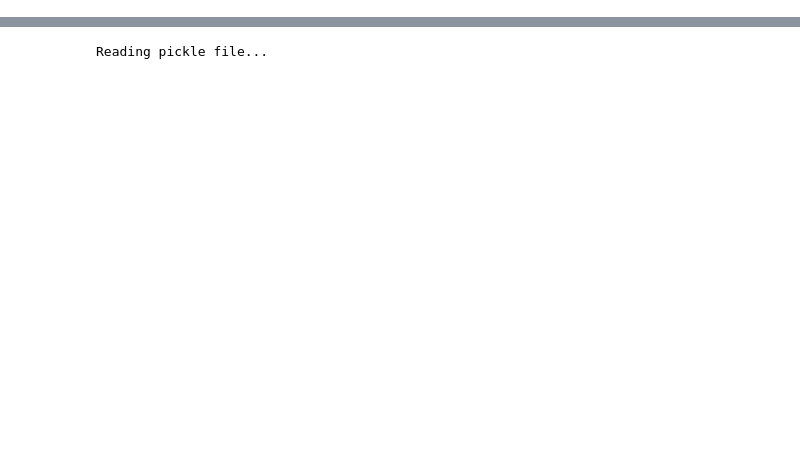
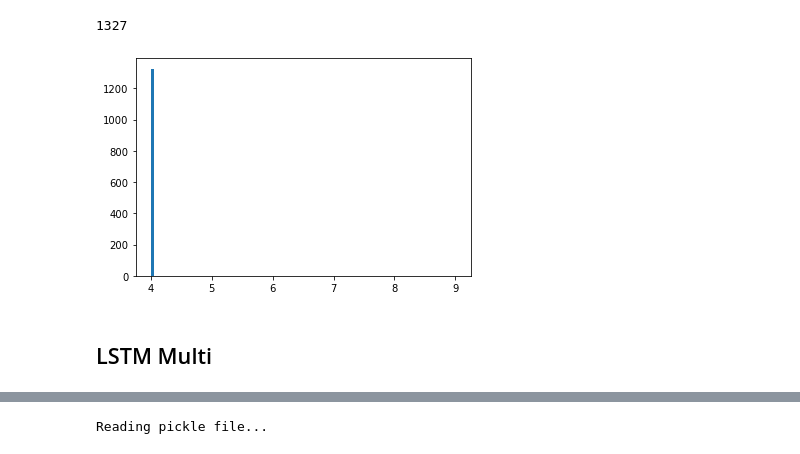
Before and after one commit to cmonzani/delay-predictions, a Jupyter notebook: experiments_notebook.ipynb, the cells around one changed output, grey strips where cells are left out. Cells and saved outputs as stored; diff of their text form; code cells hidden in the pictures; blank space fills up the shorter version.

```diff
--- a/experiments_notebook.ipynb
+++ b/experiments_notebook.ipynb
@@ -17,0 +74,7 @@ dataset_names = [
+# %%
+method = 'LSTMUni'
+X_train_uni = [[[feat[-2]] for feat in x] for x in X_train]
+padded_inputs_uni = tf.keras.preprocessing.sequence.pad_sequences(X_train_uni,
+                                                              padding='post',
+                                                              value=padding_value,
+                                                              dtype='float32')
@@ -17,0 +151,10 @@ dataset_names = [
+# %%
+target_val = np.argmax(pred, axis=1) + 1
+print(len(target_val))
+plt.hist(target_val, bins=100)
+plt.show()
+# %% [output]
+1327
+[figure, added]
+# %% [markdown]
+## LSTM Multi
```
Also changed, not shown: parts of 83 cells of this notebook.
